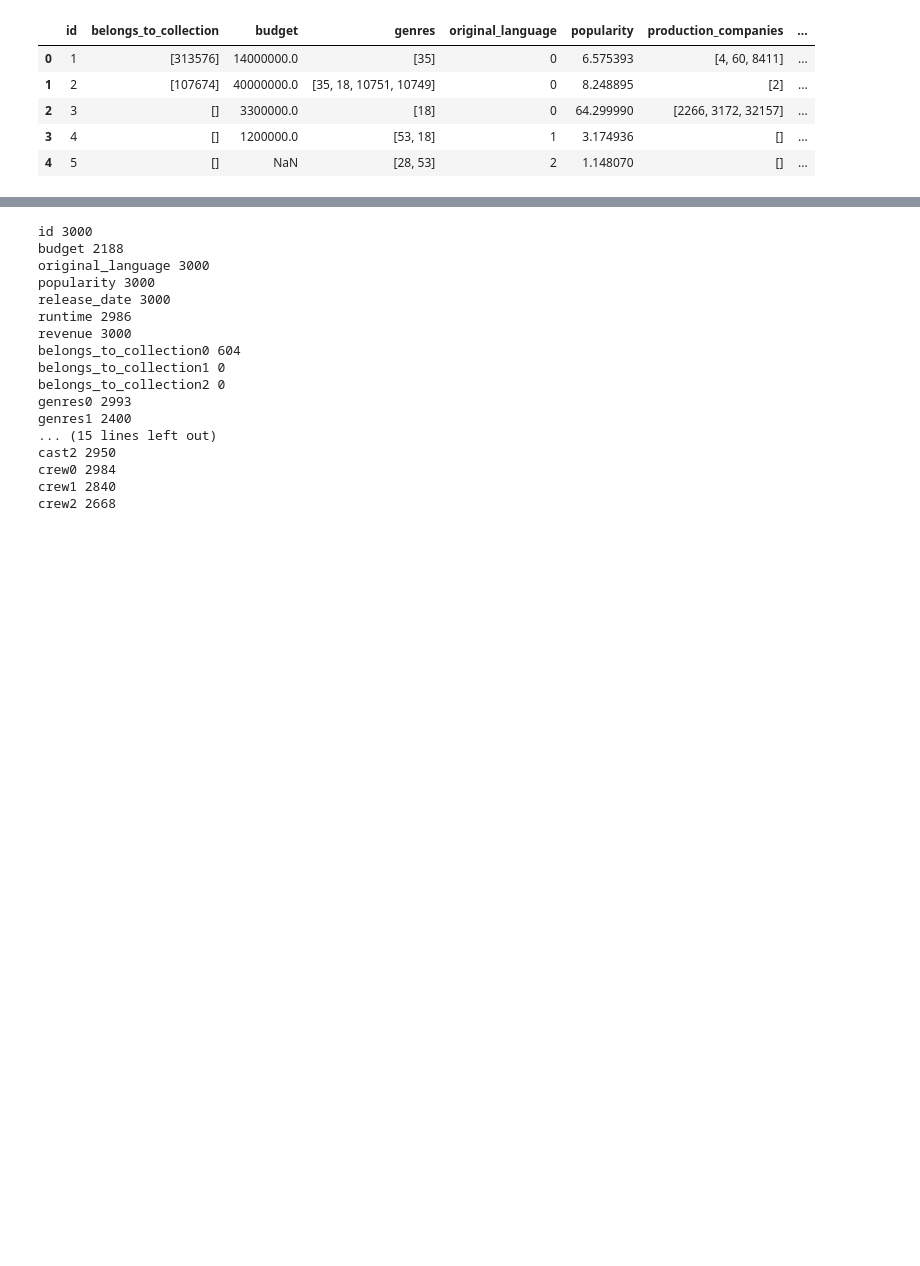
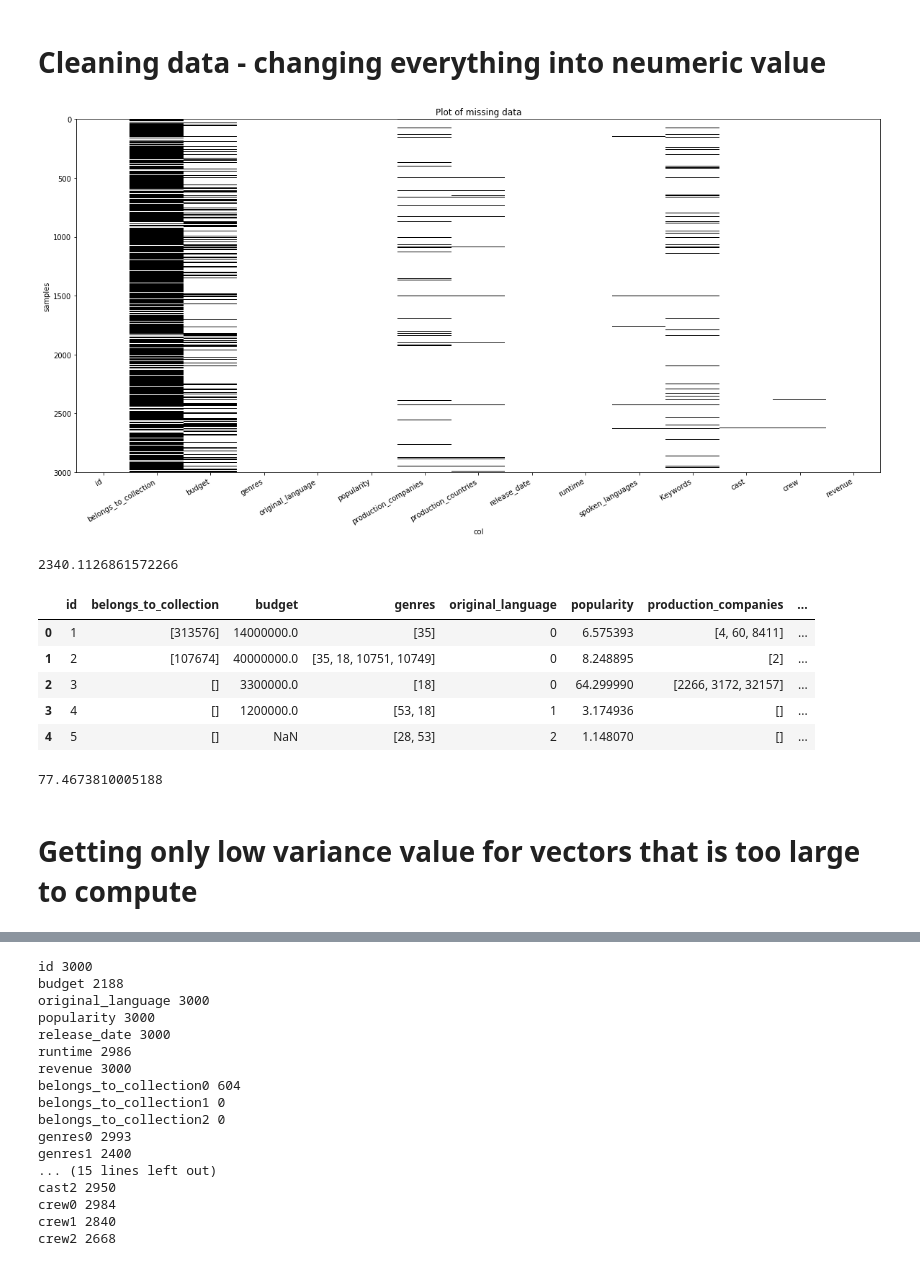
Before and after one commit to isabella618033/4211-Project, a Jupyter notebook: Cleaning the Crew.ipynb, the cells around one changed output, grey strips where cells are left out. Cells and saved outputs as stored; diff of their text form; code cells hidden in the pictures; blank space fills up the shorter version.

```diff
--- a/Cleaning the Crew.ipynb
+++ b/Cleaning the Crew.ipynb
@@ -1,12 +1,16 @@
 # %%
 import time
 start_time = time.time()
+# %% [markdown]
+# Cleaning data - changing everything into neumeric value
 # %%
 import pandas as pd
 import ast
 from ast import literal_eval
 import numpy as np
 from pandas import DataFrame
+import matplotlib.pyplot as plt
+import numpy as np
 
 #setting the file we want to read
 file = "train.csv"
@@ -29,6 +33,21 @@ dataNeeded = ['id', 'belongs_to_collection', 'budget', 'genres', 'original_langu
 for col in df.keys():
     if not (col in dataNeeded) :
         df = df.drop(columns = col)
+
+#http://www.maths.bath.ac.uk/~jjf23/LMR/python/missing.html
+
+fig, ax = plt.subplots(figsize=(20,10))
+im = ax.imshow(~df.isna(), aspect='auto')
+label = df.keys().tolist()
+plt.imshow(~df.isna(), aspect='auto')
+plt.xlabel("col")
+plt.ylabel("samples")
+ax.set_xticks(np.arange(len(label)))
+ax.set_xticklabels(label)
+fig.autofmt_xdate()
+plt.title("Plot of missing data")
+plt.gray()
+plt.show()
 
 #filling empty list with []
 for col in dataList :
@@ -39,38 +58,67 @@ for col in dataList :
     df[col].fillna( '[]' , inplace = True)
 
 #changing a sting of list into list
 for col in dataList :
     df[[col]] = df[[col]].applymap(literal_eval)
 
 #changing the dict in the list into ID only
 for col in dataList :
     for row in range(len(df)) :
         for num in range(len(df[col][row])) :
             if not (isinstance(df[col][row][num], int) or isinstance(df[col][row][num], str)):
                 df[col][row][num] = df[col][row][num][dataID[col]]
 
 # getting all unique values
 uniqueSpokenLanguage = df['spoken_languages'].apply(pd.Series).stack().value_counts().keys().values.tolist()
 for row in range(len(df)) :
     for num in range(len(df['spoken_languages'][row])):
         df['spoken_languages'][row][num] = uniqueSpokenLanguage.index(df.spoken_languages[row][num])
 
 uniqueOrgLanguage = df['original_language'].unique().tolist()
 df.original_language = df.original_language.replace(uniqueOrgLanguage,range(len(uniqueOrgLanguage)))
 
 uniqueCountries = df['production_countries'].apply(pd.Series).stack().value_counts().keys().values.tolist()
 
 for row in range(len(df)) :
     for num in range(len(df['production_countries'][row])):
         df['production_countries'][row][num] = uniqueCountries.index(df.production_countries[row][num])
 print(time.time() - start_time)
 df.head()
 # %% [output]
+[figure, added]
+2340.1126861572266
 |  | id | belongs_to_collection | budget | genres | original_language | popularity | production_companies | ... |
 | 0 | 1 | [313576] | 14000000.0 | [35] | 0 | 6.575393 | [4, 60, 8411] | ... |
 | 1 | 2 | [107674] | 40000000.0 | [35, 18, 10751, 10749] | 0 | 8.248895 | [2] | ... |
 | 2 | 3 | [] | 3300000.0 | [18] | 0 | 64.299990 | [2266, 3172, 32157] | ... |
 | 3 | 4 | [] | 1200000.0 | [53, 18] | 1 | 3.174936 | [] | ... |
 | 4 | 5 | [] | NaN | [28, 53] | 2 | 1.148070 | [] | ... |
+# %%
+#changing the time into numerical value
+
+import multiprocessing
+from multiprocessing import Pool
+import CleaningFunctions
+from functools import partial
+from IPython.display import display, clear_output
+import math
+
+start_time = time.time()
+
+if __name__ ==  '__main__':
+
+    iterable = range(len(df))
+    pool = multiprocessing.Pool(len(dataList))
+    func = partial(CleaningFunctions.time2num, df)
+    result = pool.map(func, iterable)
+    pool.close()
+    pool.join()
+    print(time.time() - start_time)
+
+df["release_date"] = result
+# %% [output]
+77.4673810005188
+# %% [markdown]
+# Getting only low variance value for vectors that is too large to compute
 # %%
 # adding the extra columns for the most related crew
```
Also changed, not shown: parts of 28 cells of this notebook, 1 other file.
